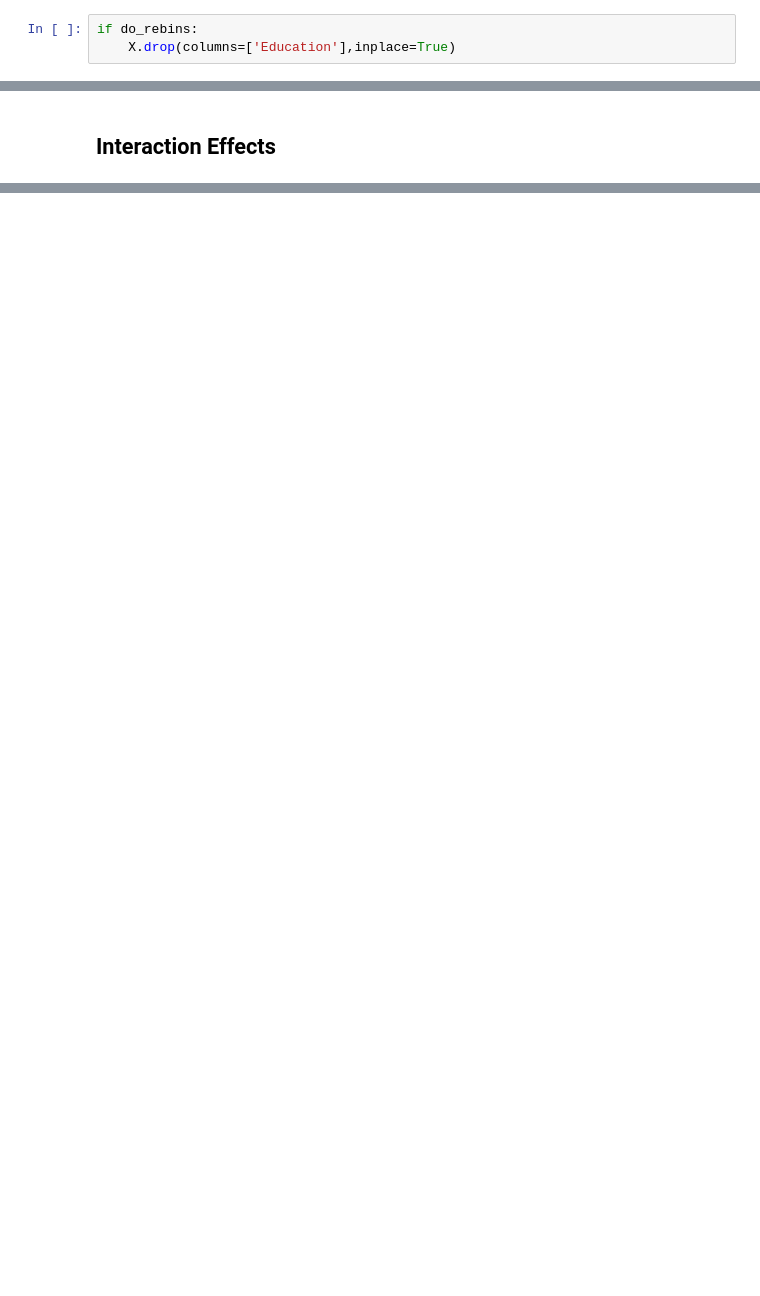
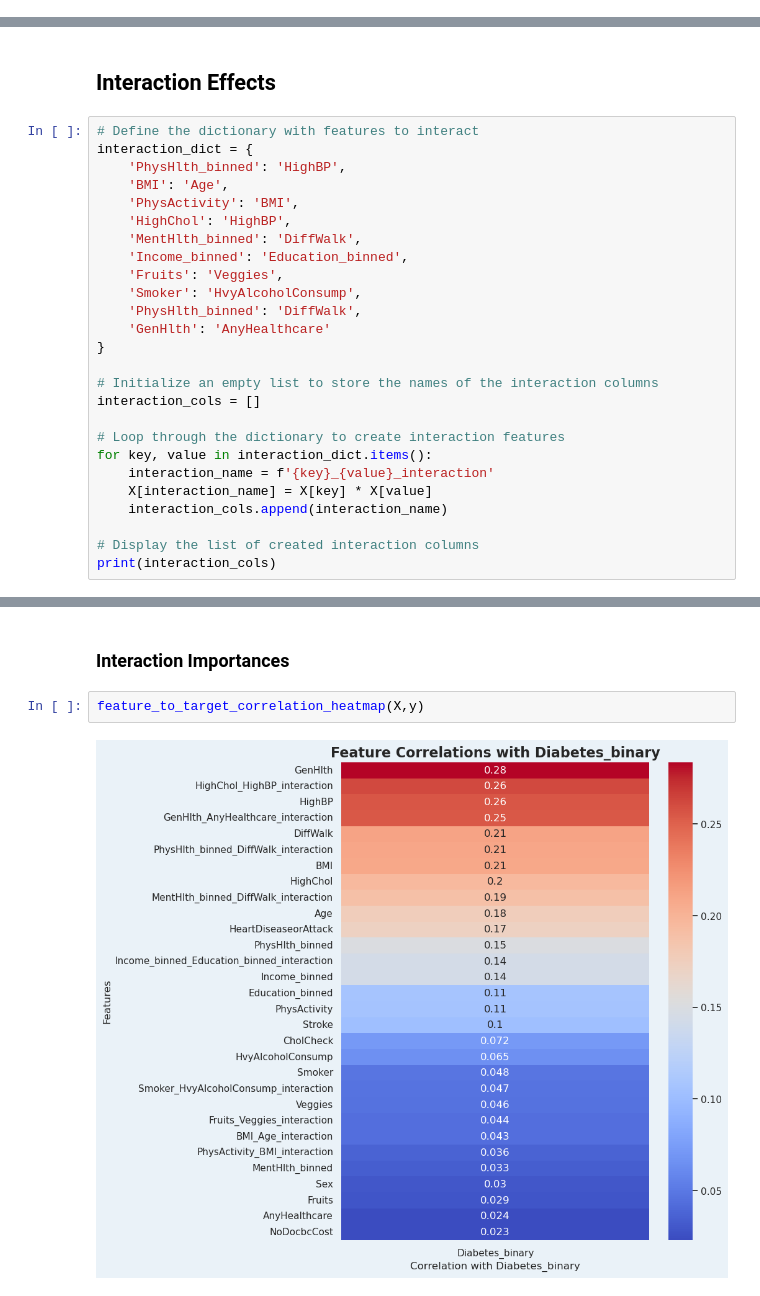
Before and after one commit to minerva-ds/diabetes-risk-identification-and-prediction, a Jupyter notebook: notebook.ipynb, the cells around one changed output, grey strips where cells are left out. Saved outputs shown, nothing was run; the diff lists cells and outputs as text; blank space fills up the shorter version.

```diff
--- a/notebook.ipynb
+++ b/notebook.ipynb
@@ -639,6 +631,3 @@ Name: proportion, dtype: float64
-# %%
-if do_rebins:
-    X.drop(columns=['Education'],inplace=True)
 # %% [markdown]
 #### Income
 # %%
@@ -913,2 +1067,28 @@ Sex is relatively balanced (56.22% female, 43.78% male), we'll have to see how m
 # %% [markdown]
 ## Interaction Effects
+# %%
+# Define the dictionary with features to interact
+interaction_dict = {
+    'PhysHlth_binned': 'HighBP',
+    'BMI': 'Age',
+    'PhysActivity': 'BMI',
+    'HighChol': 'HighBP',
+    'MentHlth_binned': 'DiffWalk',
+    'Income_binned': 'Education_binned',
+    'Fruits': 'Veggies',
+    'Smoker': 'HvyAlcoholConsump',
+    'PhysHlth_binned': 'DiffWalk',
+    'GenHlth': 'AnyHealthcare'
+}
+
+# Initialize an empty list to store the names of the interaction columns
+interaction_cols = []
+
+# Loop through the dictionary to create interaction features
+for key, value in interaction_dict.items():
+    interaction_name = f'{key}_{value}_interaction'
+    X[interaction_name] = X[key] * X[value]
+    interaction_cols.append(interaction_name)
+
+# Display the list of created interaction columns
+print(interaction_cols)
@@ -914,0 +1097,6 @@ Sex is relatively balanced (56.22% female, 43.78% male), we'll have to see how m
+# %% [markdown]
+### Interaction Importances
+# %%
+feature_to_target_correlation_heatmap(X,y)
+# %% [output]
+[figure, added]
```
Also changed, not shown: parts of 45 cells of this notebook.
